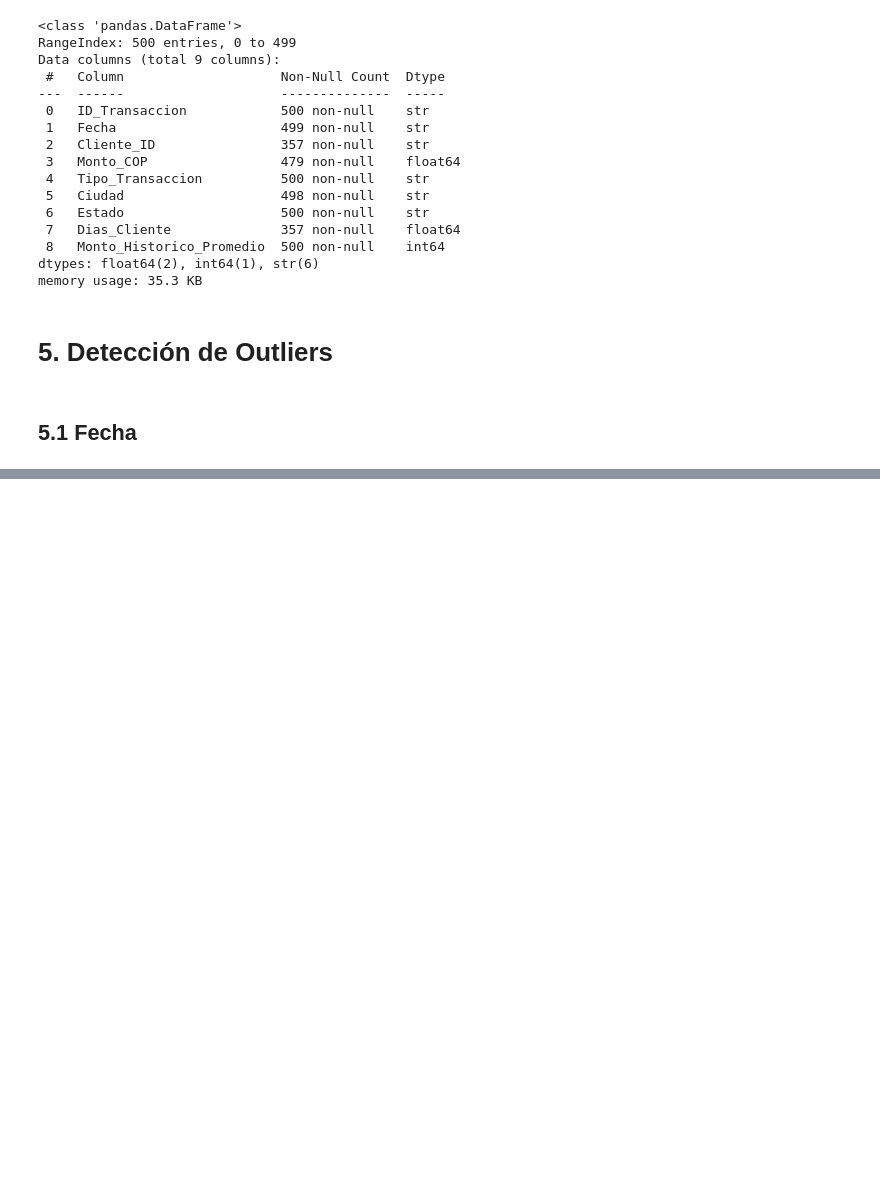
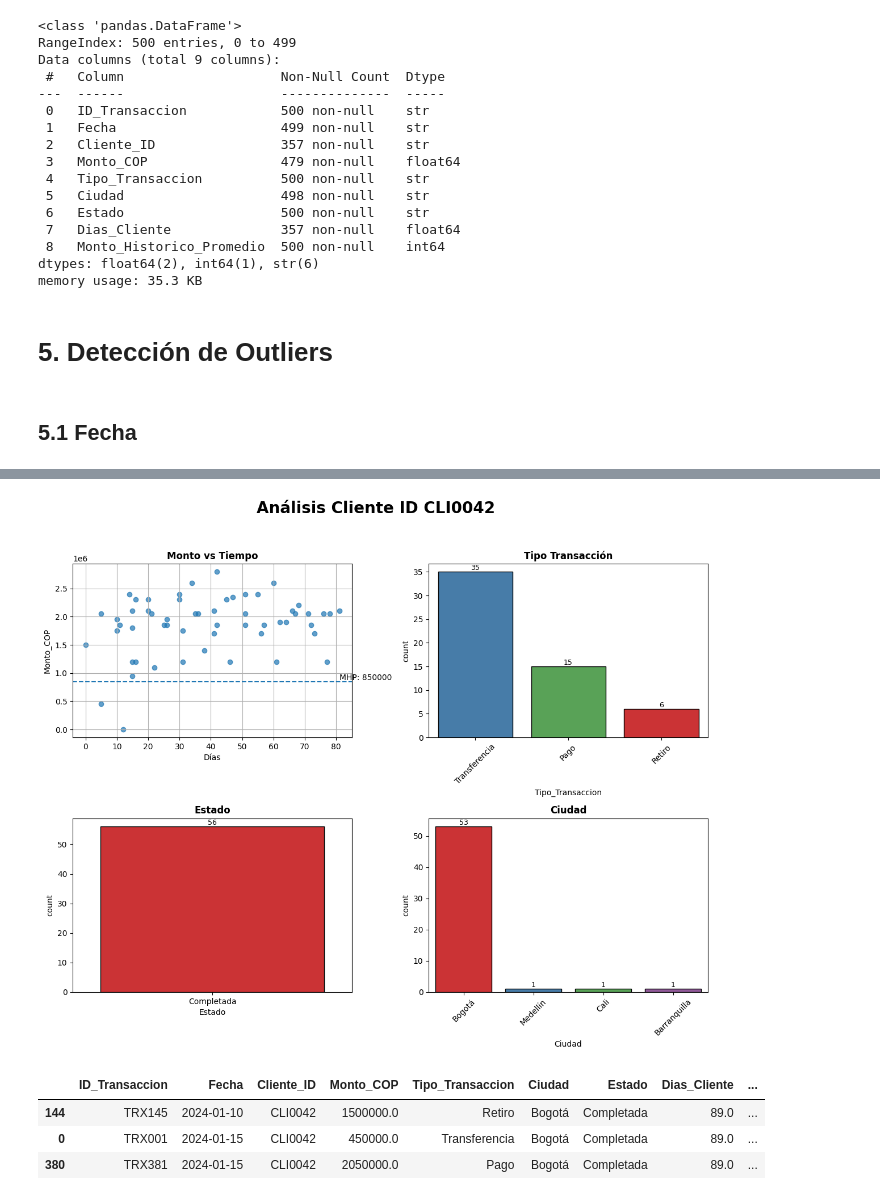
Before and after one commit to Joel-F-Alba-A/Taller_S9_Preprocesamiento_Datos, a Jupyter notebook: Taller_S9.ipynb, the cells around one changed output, grey strips where cells are left out. Saved outputs shown, nothing was run; the diff lists cells and outputs as text; code cells hidden in the pictures; blank space fills up the shorter version.

```diff
--- a/Taller_S9.ipynb
+++ b/Taller_S9.ipynb
@@ -629,0 +791,11 @@ fechas
+# %%
+graficos_cliente(df,'CLI0042')
+# %% [output]
+[figure, added]
+# %%
+df[df['Cliente_ID']=="CLI0042"].sort_values('Fecha').head(3)
+# %% [output]
+|  | ID_Transaccion | Fecha | Cliente_ID | Monto_COP | Tipo_Transaccion | Ciudad | Estado | Dias_Cliente | ... |
+| 144 | TRX145 | 2024-01-10 | CLI0042 | 1500000.0 | Retiro | Bogotá | Completada | 89.0 | ... |
+| 0 | TRX001 | 2024-01-15 | CLI0042 | 450000.0 | Transferencia | Bogotá | Completada | 89.0 | ... |
+| 380 | TRX381 | 2024-01-15 | CLI0042 | 2050000.0 | Pago | Bogotá | Completada | 89.0 | ... |
```
Also changed, not shown: parts of 54 cells of this notebook.
